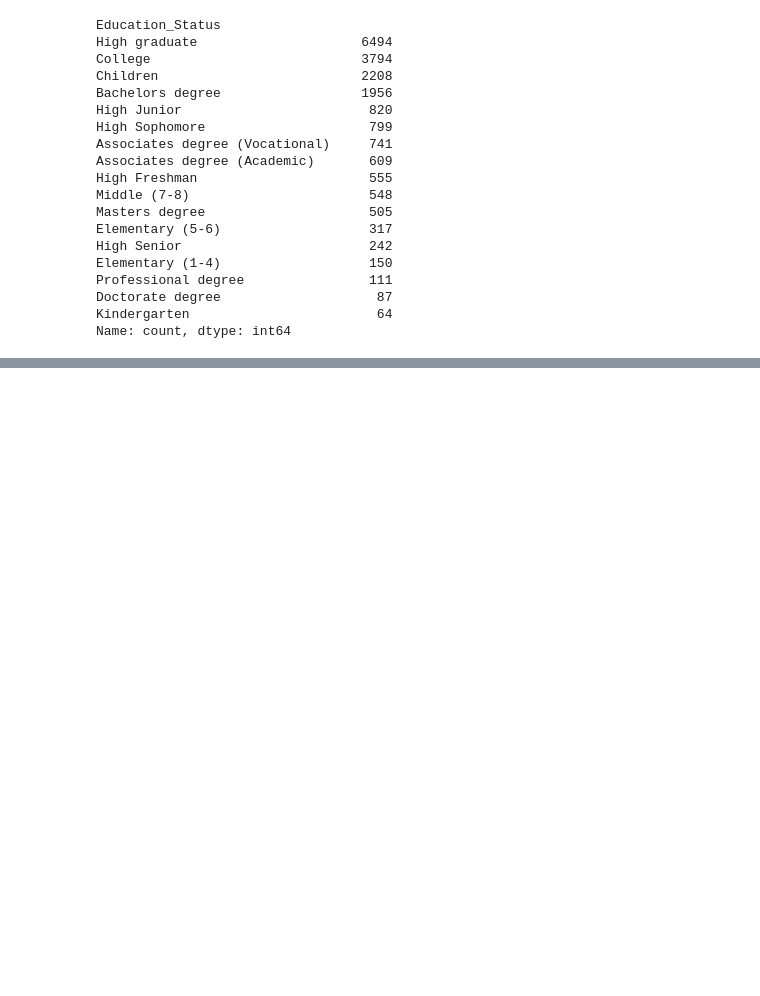
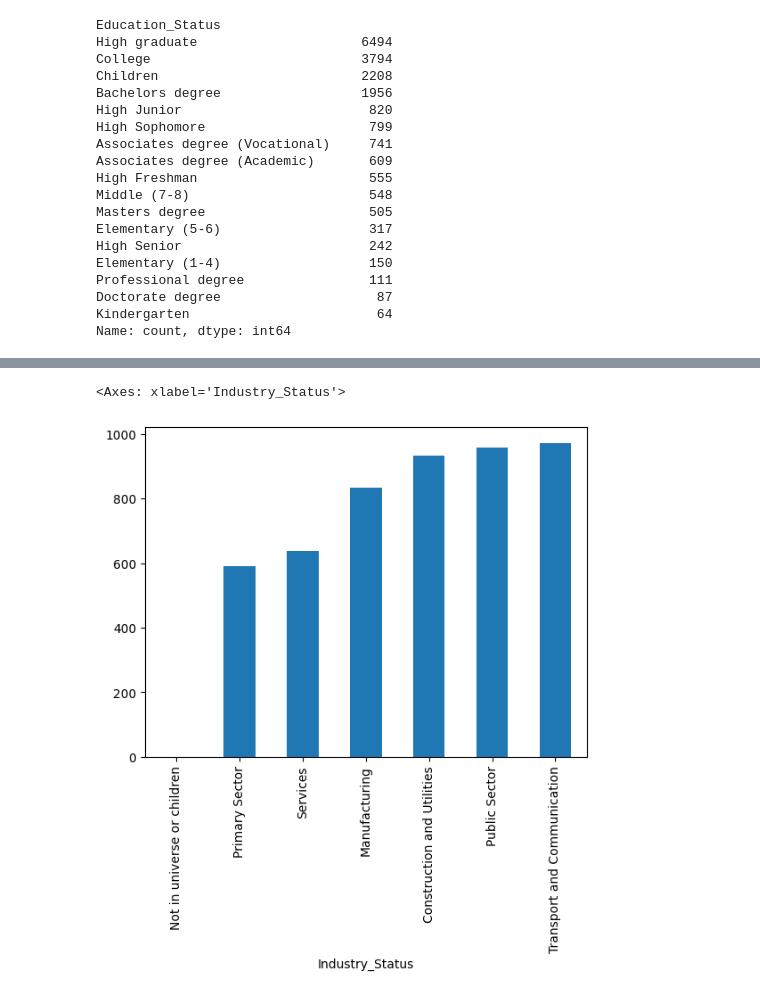
Before and after one commit to Daehee-Park/Dacon, a Jupyter notebook: 236230_Income_prediction/01.ipynb, the cells around one changed output, grey strips where cells are left out. Cells and saved outputs as stored; diff of their text form; code cells hidden in the pictures; blank space fills up the shorter version.

```diff
--- a/236230_Income_prediction/01.ipynb
+++ b/236230_Income_prediction/01.ipynb
@@ -91,0 +158,35 @@ train.groupby('Education_Status')['Income'].mean().sort_values().plot(kind='bar'
+# %%
+industry_group_mapping = {
+    'Social Services': 'Services',
+    'Entertainment': 'Services',
+    'Retail': 'Services',
+    'Hospitals': 'Services',
+    'Education': 'Services',
+    'Finance Insurance & Real Estate': 'Services',
+    'Medical (except Hospitals)': 'Services',
+    'Wholesale': 'Services',
+    'Other professional services': 'Services',
+    'Personal Services (except Private Household)': 'Services',
+    'Private Household Services': 'Services',
+    'Business & Repair': 'Services',
+    'Manufacturing (Durable)': 'Manufacturing',
+    'Manufacturing (Non-durable)': 'Manufacturing',
+    'Public Administration': 'Public Sector',
+    'Armed Forces': 'Public Sector',
+    'Agriculture': 'Primary Sector',
+    'Mining': 'Primary Sector',
+    'Utilities & Sanitary': 'Construction and Utilities',
+    'Construction': 'Construction and Utilities',
+    'Transportation': 'Transport and Communication',
+    'Communications': 'Transport and Communication',
+    'Forestry & Fisheries': 'Primary Sector',
+    'Not in universe or children': 'Not in universe or children'
+}
+
+# Re-applying the corrected mapping
+train['Industry_Status'] = train['Industry_Status'].map(industry_group_mapping)
+
+train.groupby('Industry_Status')['Income'].mean().sort_values().plot(kind='bar')
+# %% [output]
+<Axes: xlabel='Industry_Status'>
+[figure, added]
```
Also changed, not shown: parts of 11 cells of this notebook.
